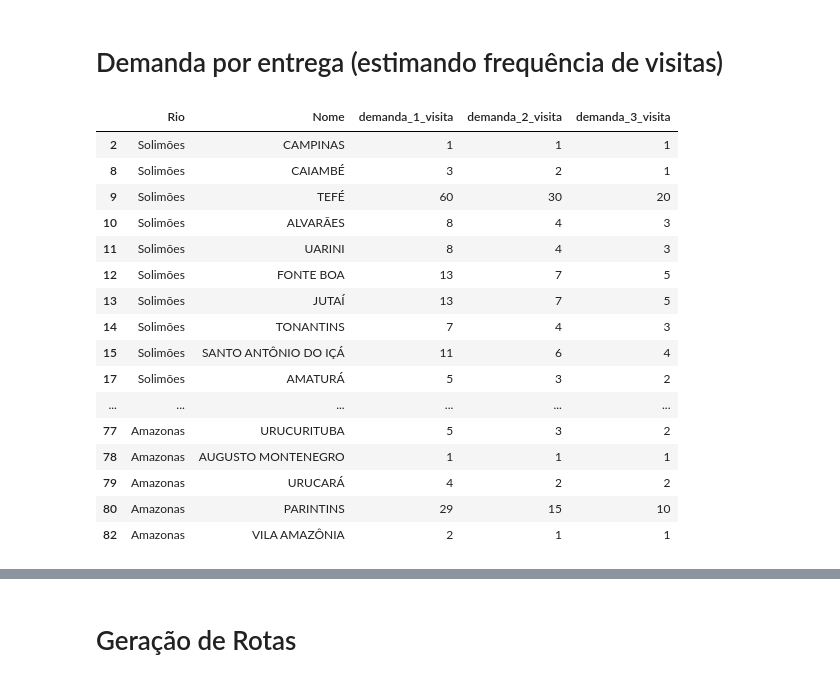
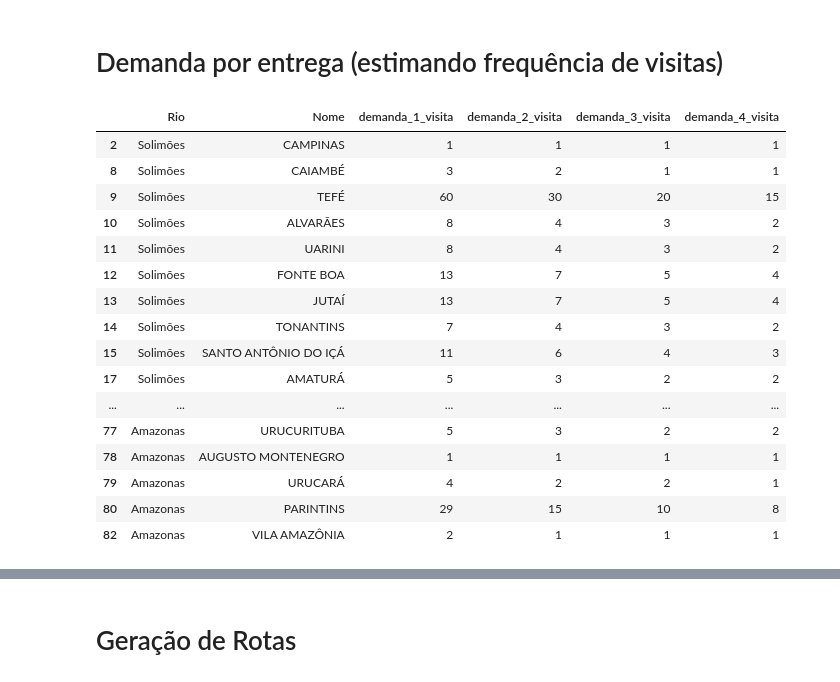
Before and after one commit to guidurbano/tcc-GNL-amazon, a Jupyter notebook: notebooks/demand_SI_AM.ipynb, the cells around one changed output, grey strips where cells are left out. Saved outputs shown, nothing was run; the diff lists cells and outputs as text; code cells hidden in the pictures.

Commit message:
feat(develop): add 4 visit por localidade
Signed-off-by: guilhermedurbano <guilhermedurbano@gmail.com>

```diff
--- a/notebooks/demand_SI_AM.ipynb
+++ b/notebooks/demand_SI_AM.ipynb
@@ -405,30 +405,30 @@ df_sample['tempo_ciclo'] = df_sample.Rio.apply(_tempo_de_ciclo)
 # %%
 df_sample['demanda_por_ciclo'] = (df_sample['Conteineres/Ano'] / (12 * 30) * df_sample['tempo_ciclo'] ).apply(m.ceil)
 
-# Simulando 1, 2 ou 3 visitas por ciclo (para ver as aderencias e definir)
-freqs_possiveis = [1, 2, 3]
+# Simulando 1, 2, 3 ou 4 visitas por ciclo (para ver as aderencias e definir)
+freqs_possiveis = [1, 2, 3, 4]
 for f in freqs_possiveis:
     df_sample[f'demanda_{f}_visita'] = (df_sample['demanda_por_ciclo'] / f).apply(m.ceil)
 
-df_sample[['Rio', 'Nome','demanda_1_visita', 'demanda_2_visita', 'demanda_3_visita']]
+df_sample[['Rio', 'Nome','demanda_1_visita', 'demanda_2_visita', 'demanda_3_visita', 'demanda_4_visita']]
 # %% [output]
-|  | Rio | Nome | demanda_1_visita | demanda_2_visita | demanda_3_visita |
-| 2 | Solimões | CAMPINAS | 1 | 1 | 1 |
-| 8 | Solimões | CAIAMBÉ | 3 | 2 | 1 |
-| 9 | Solimões | TEFÉ | 60 | 30 | 20 |
-| 10 | Solimões | ALVARÃES | 8 | 4 | 3 |
-| 11 | Solimões | UARINI | 8 | 4 | 3 |
-| 12 | Solimões | FONTE BOA | 13 | 7 | 5 |
-| 13 | Solimões | JUTAÍ | 13 | 7 | 5 |
-| 14 | Solimões | TONANTINS | 7 | 4 | 3 |
-| 15 | Solimões | SANTO ANTÔNIO DO IÇÁ | 11 | 6 | 4 |
-| 17 | Solimões | AMATURÁ | 5 | 3 | 2 |
-| ... | ... | ... | ... | ... | ... |
-| 77 | Amazonas | URUCURITUBA | 5 | 3 | 2 |
-| 78 | Amazonas | AUGUSTO MONTENEGRO | 1 | 1 | 1 |
-| 79 | Amazonas | URUCARÁ | 4 | 2 | 2 |
-| 80 | Amazonas | PARINTINS | 29 | 15 | 10 |
-| 82 | Amazonas | VILA AMAZÔNIA | 2 | 1 | 1 |
+|  | Rio | Nome | demanda_1_visita | demanda_2_visita | demanda_3_visita | demanda_4_visita |
+| 2 | Solimões | CAMPINAS | 1 | 1 | 1 | 1 |
+| 8 | Solimões | CAIAMBÉ | 3 | 2 | 1 | 1 |
+| 9 | Solimões | TEFÉ | 60 | 30 | 20 | 15 |
+| 10 | Solimões | ALVARÃES | 8 | 4 | 3 | 2 |
+| 11 | Solimões | UARINI | 8 | 4 | 3 | 2 |
+| 12 | Solimões | FONTE BOA | 13 | 7 | 5 | 4 |
+| 13 | Solimões | JUTAÍ | 13 | 7 | 5 | 4 |
+| 14 | Solimões | TONANTINS | 7 | 4 | 3 | 2 |
+| 15 | Solimões | SANTO ANTÔNIO DO IÇÁ | 11 | 6 | 4 | 3 |
+| 17 | Solimões | AMATURÁ | 5 | 3 | 2 | 2 |
+| ... | ... | ... | ... | ... | ... | ... |
+| 77 | Amazonas | URUCURITUBA | 5 | 3 | 2 | 2 |
+| 78 | Amazonas | AUGUSTO MONTENEGRO | 1 | 1 | 1 | 1 |
+| 79 | Amazonas | URUCARÁ | 4 | 2 | 2 | 1 |
+| 80 | Amazonas | PARINTINS | 29 | 15 | 10 | 8 |
+| 82 | Amazonas | VILA AMAZÔNIA | 2 | 1 | 1 | 1 |
 # %%
 # Observando qual demanda por visita parece razoavel:
 freq_visita = {'CAMPINAS': 1,
```
Also changed, not shown: parts of 12 cells of this notebook.
